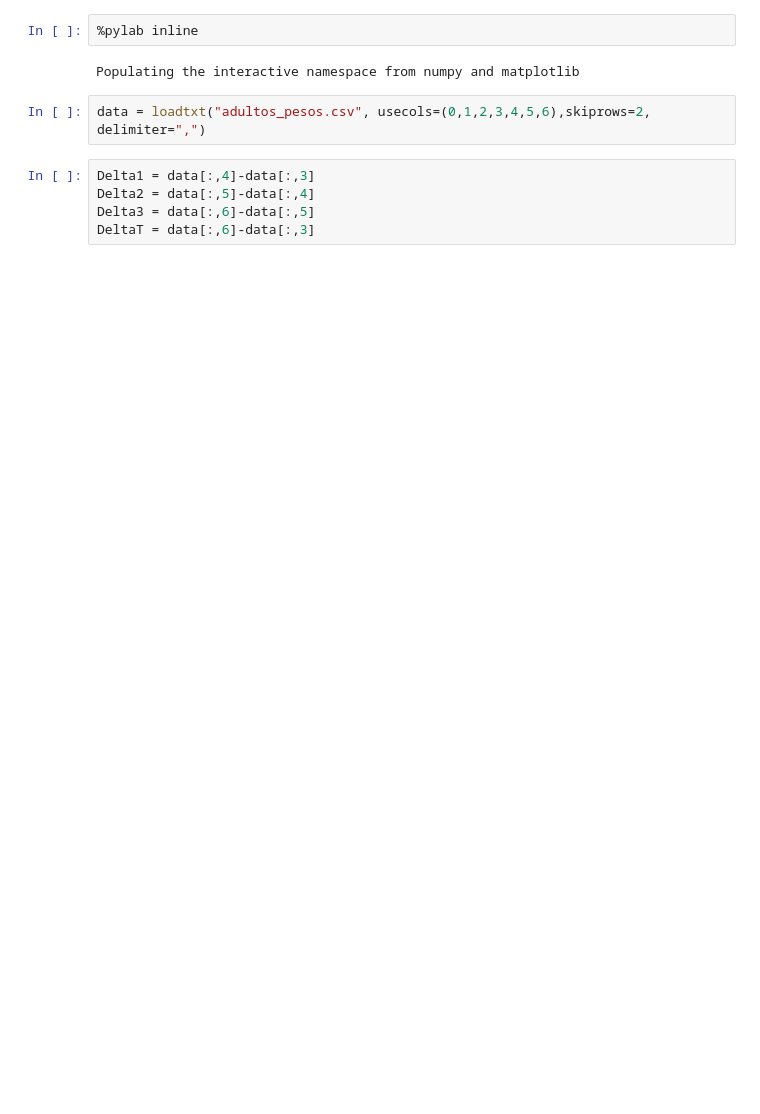
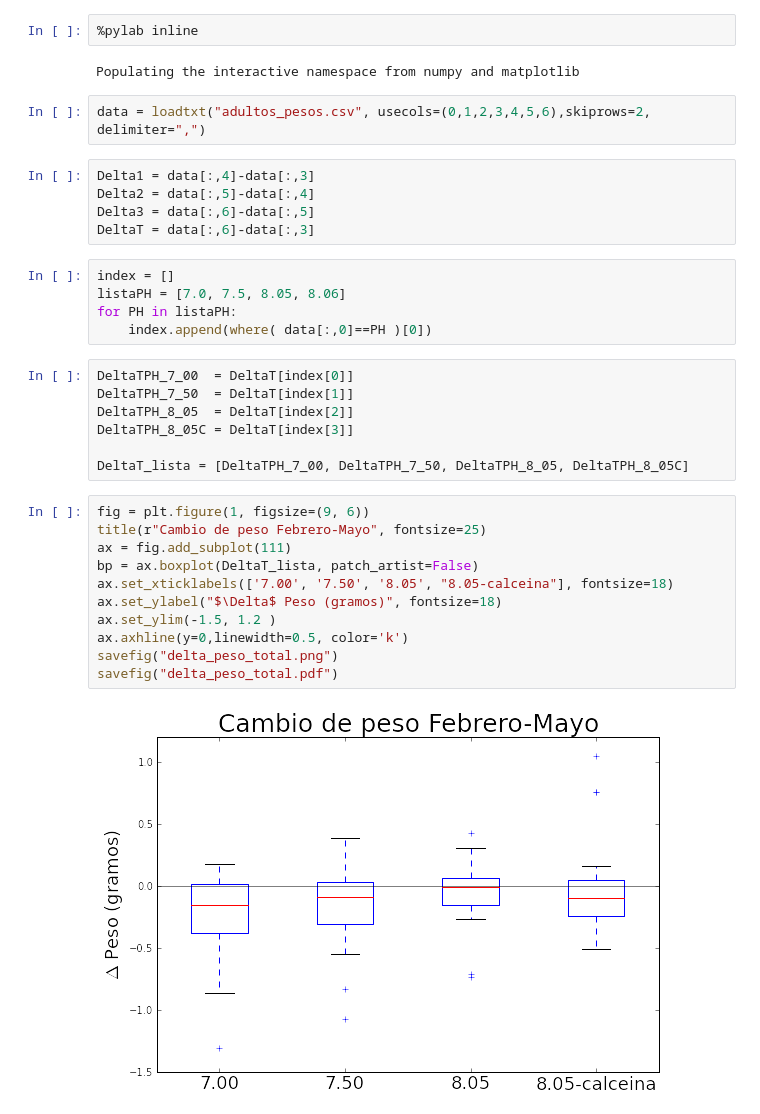
Before and after one commit to flgomezc/Escleritos, a Jupyter notebook: analisis_2015-1/Delta_pesos.ipynb, the cells around one changed output. Drawn from its saved outputs; the diff is of its cells as text; blank space fills up the shorter version.

```diff
--- a/analisis_2015-1/Delta_pesos.ipynb
+++ b/analisis_2015-1/Delta_pesos.ipynb
@@ -9,3 +9,28 @@ Delta1 = data[:,4]-data[:,3]
 Delta2 = data[:,5]-data[:,4]
 Delta3 = data[:,6]-data[:,5]
 DeltaT = data[:,6]-data[:,3]
+# %%
+index = []
+listaPH = [7.0, 7.5, 8.05, 8.06]
+for PH in listaPH:
+    index.append(where( data[:,0]==PH )[0])
+# %%
+DeltaTPH_7_00  = DeltaT[index[0]]
+DeltaTPH_7_50  = DeltaT[index[1]]
+DeltaTPH_8_05  = DeltaT[index[2]]
+DeltaTPH_8_05C = DeltaT[index[3]]
+
+DeltaT_lista = [DeltaTPH_7_00, DeltaTPH_7_50, DeltaTPH_8_05, DeltaTPH_8_05C]
+# %%
+fig = plt.figure(1, figsize=(9, 6))
+title(r"Cambio de peso Febrero-Mayo", fontsize=25)
+ax = fig.add_subplot(111)
+bp = ax.boxplot(DeltaT_lista, patch_artist=False)
+ax.set_xticklabels(['7.00', '7.50', '8.05', "8.05-calceina"], fontsize=18)
+ax.set_ylabel("$\Delta$ Peso (gramos)", fontsize=18)
+ax.set_ylim(-1.5, 1.2 )
+ax.axhline(y=0,linewidth=0.5, color='k')
+savefig("delta_peso_total.png")
+savefig("delta_peso_total.pdf")
+# %% [output]
+[figure, added]
```
Also changed, not shown: parts of 3 cells of this notebook, 2 other files.
